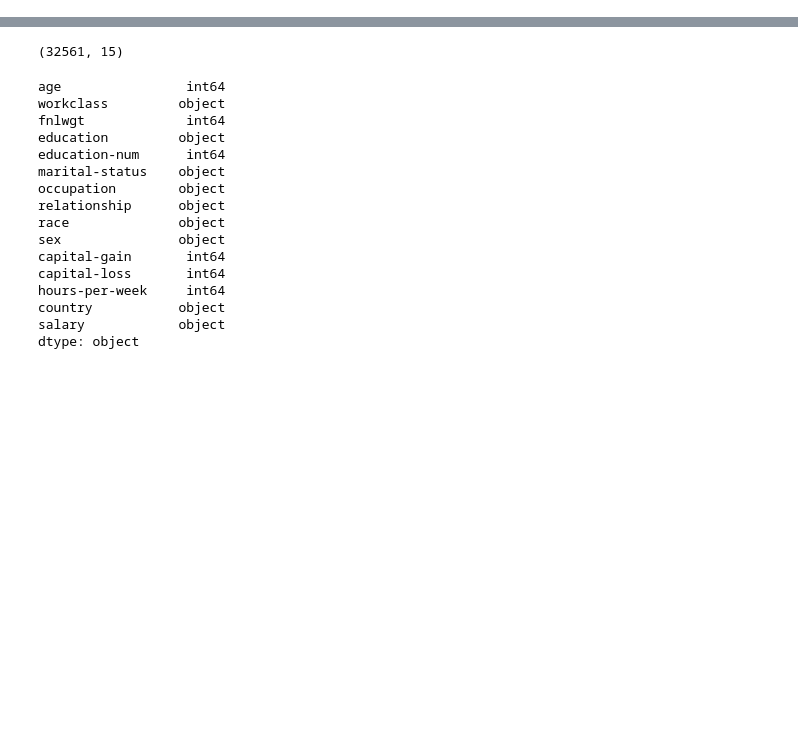
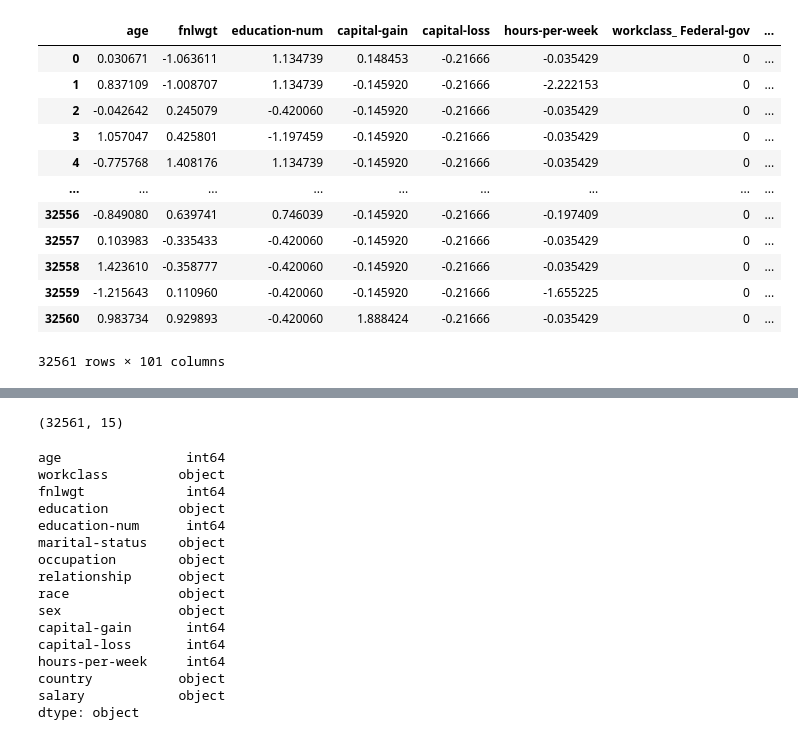
Before and after one commit to shailendra24sahu/Adult-Census-Income-Prediction, a Jupyter notebook: EDA/adult_census.ipynb, the cells around one changed output, grey strips where cells are left out. Cells and saved outputs as stored; diff of their text form; code cells hidden in the pictures; blank space fills up the shorter version.

```diff
--- a/EDA/adult_census.ipynb
+++ b/EDA/adult_census.ipynb
@@ -18,0 +48,31 @@ df.head()
+# %%
+from sklearn.preprocessing import StandardScaler
+
+class feature:
+            def __init__(self,data):
+                    self.data = data
+
+            def encode_categorical_columns(self):
+
+                    self.cat_df = self.data.select_dtypes(include=['object']).copy()
+                    # Using the dummy encoding to encode the categorical columns to numericsl ones
+                    for col in self.cat_df.columns:
+                        self.cat_df = pd.get_dummies(self.cat_df, columns=[col], prefix=[col], drop_first=True)
+
+                    return self.cat_df
+
+            def scale_numerical_columns(self):
+
+                    self.num_df = self.data.select_dtypes(include=['int64']).copy()
+                    self.scaler = StandardScaler()
+                    self.scaled_data = self.scaler.fit_transform(self.num_df)
+                    self.scaled_num_df = pd.DataFrame(data=self.scaled_data, columns=self.num_df.columns)
+
+                    return self.scaled_num_df
+
+            def combined(self):
+                    cat_df = self.encode_categorical_columns()
+                    num_df = self.scale_numerical_columns()
+
+                    df = pd.concat([num_df,cat_df], axis=1)
+                    return df
@@ -18,0 +82,18 @@ df.head()
+# %%
+obj = feature(df2)
+df3 = obj.combined()
+df3
+# %% [output]
+|  | age | fnlwgt | education-num | capital-gain | capital-loss | hours-per-week | workclass_ Federal-gov | ... |
+| 0 | 0.030671 | -1.063611 | 1.134739 | 0.148453 | -0.21666 | -0.035429 | 0 | ... |
+| 1 | 0.837109 | -1.008707 | 1.134739 | -0.145920 | -0.21666 | -2.222153 | 0 | ... |
+| 2 | -0.042642 | 0.245079 | -0.420060 | -0.145920 | -0.21666 | -0.035429 | 0 | ... |
+| 3 | 1.057047 | 0.425801 | -1.197459 | -0.145920 | -0.21666 | -0.035429 | 0 | ... |
+| 4 | -0.775768 | 1.408176 | 1.134739 | -0.145920 | -0.21666 | -0.035429 | 0 | ... |
+| ... | ... | ... | ... | ... | ... | ... | ... | ... |
+| 32556 | -0.849080 | 0.639741 | 0.746039 | -0.145920 | -0.21666 | -0.197409 | 0 | ... |
+| 32557 | 0.103983 | -0.335433 | -0.420060 | -0.145920 | -0.21666 | -0.035429 | 0 | ... |
+| 32558 | 1.423610 | -0.358777 | -0.420060 | -0.145920 | -0.21666 | -0.035429 | 0 | ... |
+| 32559 | -1.215643 | 0.110960 | -0.420060 | -0.145920 | -0.21666 | -1.655225 | 0 | ... |
+| 32560 | 0.983734 | 0.929893 | -0.420060 | 1.888424 | -0.21666 | -0.035429 | 0 | ... |
+32561 rows × 101 columns
```
Also changed, not shown: parts of 8 cells of this notebook, 17 other files.
